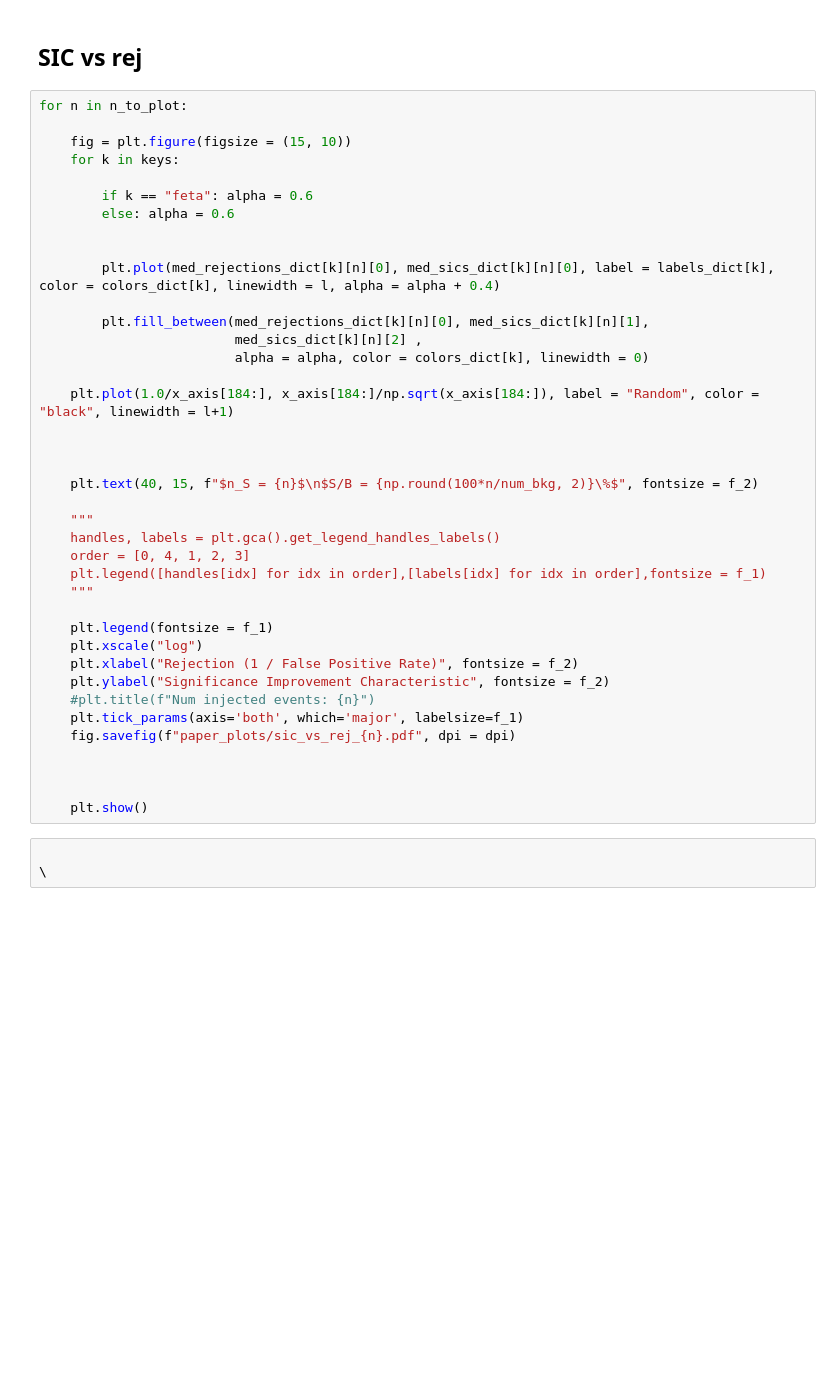
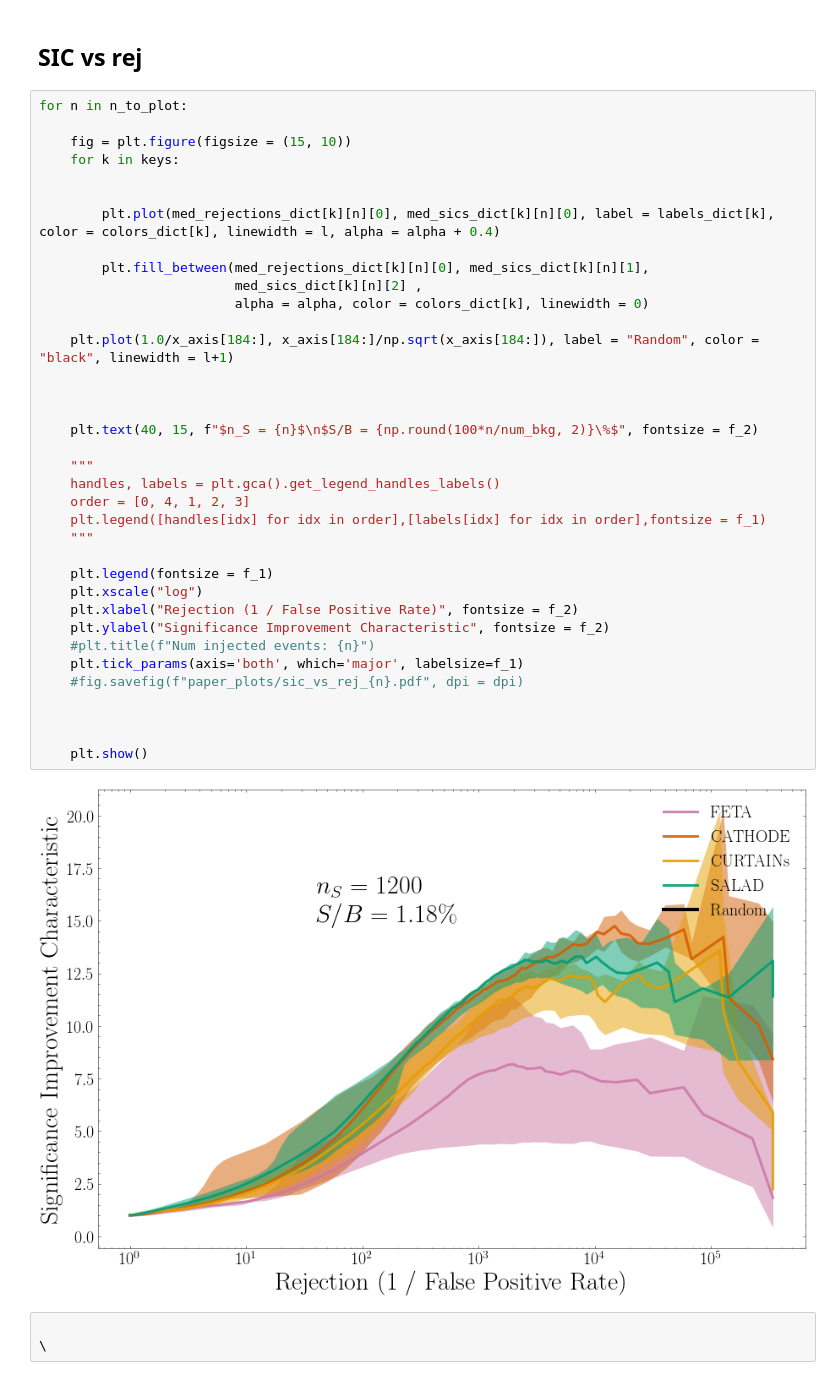
Before and after one commit to rmastand/synthetic_SM_AD, a Jupyter notebook: synthetic_samples_summary.ipynb, the cells around one changed output. Cells and saved outputs as stored; diff of their text form; blank space fills up the shorter version.

```diff
--- a/synthetic_samples_summary.ipynb
+++ b/synthetic_samples_summary.ipynb
@@ -258,40 +245,39 @@ for n in n_to_plot:
 
     fig = plt.figure(figsize = (15, 10))
     for k in keys:
-
-        if k == "feta": alpha = 0.6
-        else: alpha = 0.6
 
 
         plt.plot(med_rejections_dict[k][n][0], med_sics_dict[k][n][0], label = labels_dict[k], color = colors_dict[k], linewidth = l, alpha = alpha + 0.4)
 
         plt.fill_between(med_rejections_dict[k][n][0], med_sics_dict[k][n][1],
                          med_sics_dict[k][n][2] ,
                          alpha = alpha, color = colors_dict[k], linewidth = 0)
 
     plt.plot(1.0/x_axis[184:], x_axis[184:]/np.sqrt(x_axis[184:]), label = "Random", color = "black", linewidth = l+1)
 
 
 
     plt.text(40, 15, f"$n_S = {n}$\n$S/B = {np.round(100*n/num_bkg, 2)}\%$", fontsize = f_2)
 
     """
     handles, labels = plt.gca().get_legend_handles_labels()
     order = [0, 4, 1, 2, 3]
     plt.legend([handles[idx] for idx in order],[labels[idx] for idx in order],fontsize = f_1)
     """
 
     plt.legend(fontsize = f_1)
     plt.xscale("log")
     plt.xlabel("Rejection (1 / False Positive Rate)", fontsize = f_2)
     plt.ylabel("Significance Improvement Characteristic", fontsize = f_2)
     #plt.title(f"Num injected events: {n}")
     plt.tick_params(axis='both', which='major', labelsize=f_1)
-    fig.savefig(f"paper_plots/sic_vs_rej_{n}.pdf", dpi = dpi)
+    #fig.savefig(f"paper_plots/sic_vs_rej_{n}.pdf", dpi = dpi)
 
 
 
     plt.show()
+# %% [output]
+[figure, added]
 # %%
 
 \
```
Also changed, not shown: parts of 6 cells of this notebook, 2 other files.
